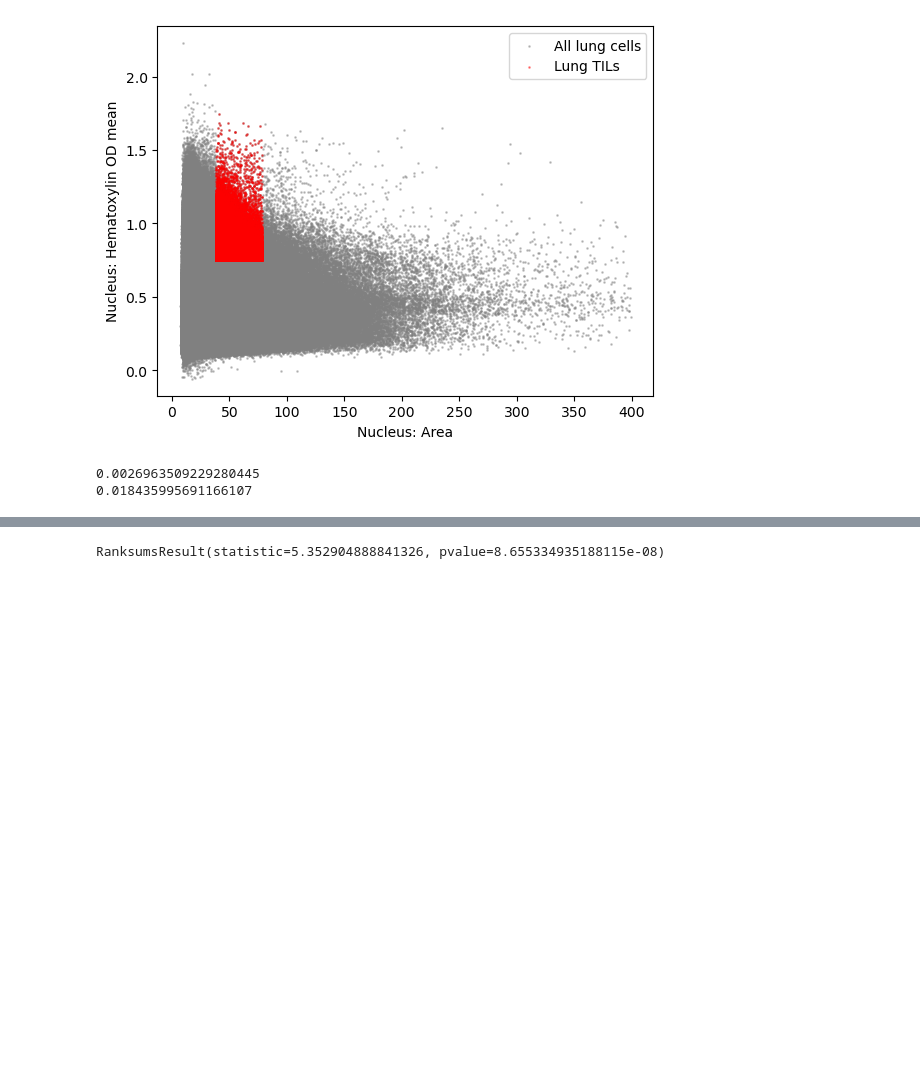
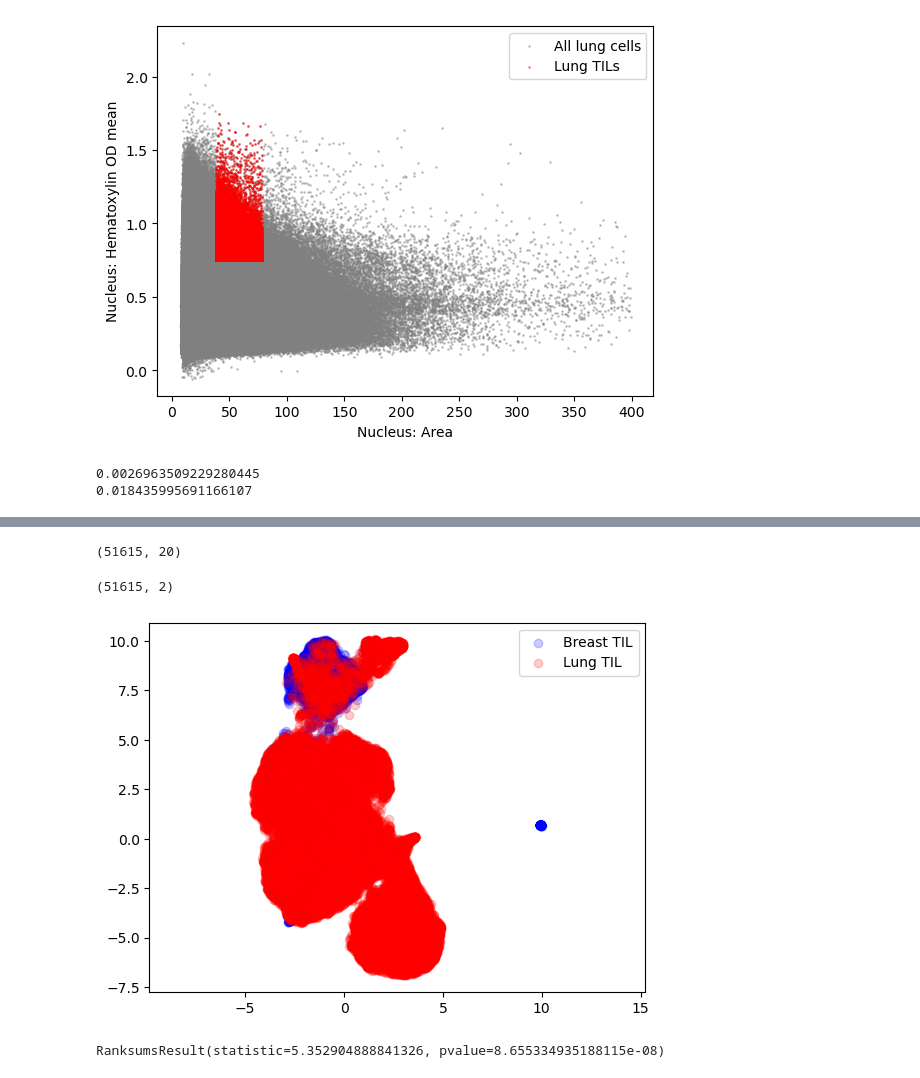
Before and after one commit to kradja/cima, a Jupyter notebook: src/graph.ipynb, the cells around one changed output, grey strips where cells are left out. Drawn from its saved outputs; the diff is of its cells as text; code cells hidden in the pictures; blank space fills up the shorter version.

Commit message:
umap updates

```diff
--- a/src/graph.ipynb
+++ b/src/graph.ipynb
@@ -8,7 +10,7 @@ from scipy.stats import ranksums, ttest_ind
 # %%
-data = Path("./prob_solv")
-concat_breast = data.parent / "concat_breast_df.pkl"
-concat_lung= data.parent / "concat_lung_df.pkl"
+data = Path("./").resolve().parent / "data"
+concat_breast = data / "concat_breast_df.pkl"
+concat_lung= data / "concat_lung_df.pkl"
 if concat_breast.exists():
     bdf = pd.read_pickle(concat_breast)
 if concat_lung.exists():
@@ -90,3 +108,8 @@ print(len(filt_ldf) / len(ldf))
 # %% [output]
 0.0026963509229280445
 0.018435995691166107
+# %%
+filt_bdf["Tissue"] = "Breast"
+filt_ldf["Tissue"] = "Lung"
+concat_tils = pd.concat([filt_bdf, filt_ldf], axis=0)
+cols_list = list(concat_tils.columns)
@@ -93,3 +125,26 @@ print(len(filt_ldf) / len(ldf))
+# %%
+len(scaled_tils)
+scaled_tils.shape
+# %% [output]
+(51615, 20)
+# %%
+scaled_tils= StandardScaler().fit_transform(concat_tils[cols_list[7:-1]])
+reducer = umap.UMAP()
+embedding = reducer.fit_transform(scaled_tils)
+embedding.shape
+# %% [output]
+(51615, 2)
+# %%
+breast_embedding = embedding[concat_tils["Tissue"] == "Breast"]
+lung_embedding = embedding[concat_tils["Tissue"] == "Lung"]
+plt.scatter(breast_embedding[:,0], breast_embedding[:,1], color="blue", alpha=0.2)
+plt.scatter(lung_embedding[:,0], lung_embedding[:,1], color="red", alpha=0.2)
+plt.gca().set_aspect('equal', 'datalim')
+#plt.title('UMAP projection of TILs', fontsize=16);
+plt.legend(["Breast TIL", "Lung TIL"])
+plt.show()
+# %% [output]
+[figure, added]
 # %%
 
 ranksums(filt_bdf["Nucleus: Area"], filt_ldf["Nucleus: Area"])
```
Also changed, not shown: parts of 5 cells of this notebook, 2 other files.
